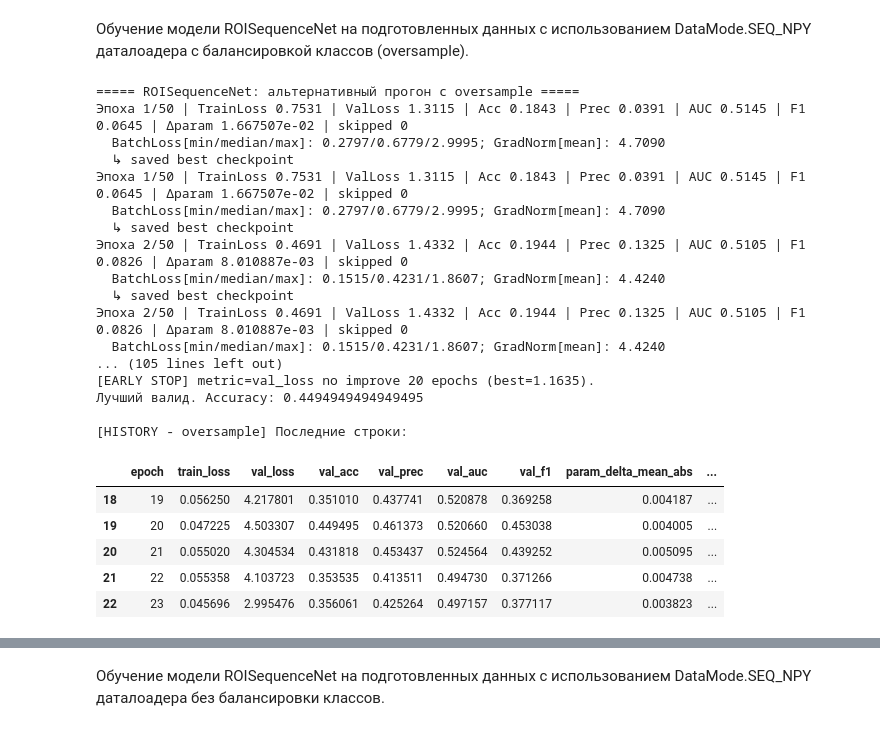
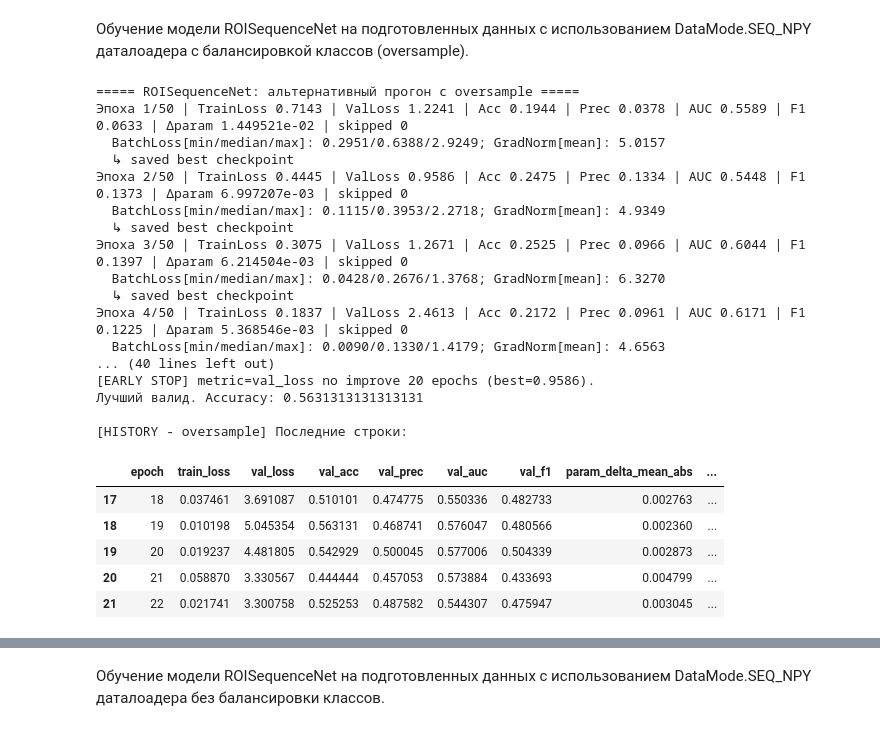
Before and after one commit to Amissum/ADHD_connectome_biomarkers_transfer_research, a Jupyter notebook: ADHD200/Pipelines/AthenaPipeline/Iter_3_ADHD200_train_v3.ipynb, the cells around one changed output, grey strips where cells are left out. Saved outputs shown, nothing was run; the diff lists cells and outputs as text; code cells hidden in the pictures.

```diff
--- a/ADHD200/Pipelines/AthenaPipeline/Iter_3_ADHD200_train_v3.ipynb
+++ b/ADHD200/Pipelines/AthenaPipeline/Iter_3_ADHD200_train_v3.ipynb
@@ -1111,12 +1104,19 @@ class MultiHeadTemporalAttention(nn.Module):
         if mask is None: return Z.mean(dim=1)
         w = mask.float().unsqueeze(-1); return (Z*w).sum(dim=1)/(w.sum(dim=1)+1e-8)
 
-# Основная модель ROISequenceNet: FiLM + SE + TCN + SE + BiGRU + MultiHeadAttention + Head
+# Основная модель ROISequenceNet: FiLM + SE + TCN + SE1D + BiLSTM + MultiHeadAttention + Head
 # Вход: (B,T,R) - батч временных рядов с R признаками
 # Выход: (B,C) - логиты по классам
-# Параметры настраивают размерности, дропауты и использование FiLM
+# Используются:
+# FiLM - условная модуляция по ковариатам (если cov_dim>0)
+# SE - Squeeze-and-Excitation блоки
+# TCN - Temporal Convolutional Network блоки для извлечения временных признаков
+# SE1D - SE блоки для 1D тензоров для пространственной адаптации
+# BiLSTM - двунаправленный LSTM для моделирования временных зависимостей
+# MultiHeadAttention - многоголовое временное внимание для агрегации по времени
+# Выход модели - логиты по классам ADHD
 class ROISequenceNet(nn.Module):
-    def __init__(self, n_roi, n_classes=4, cov_dim=0, tcn_dropout=0.1, gru_hidden=128, attn_heads=4):
+    def __init__(self, n_roi, n_classes=4, cov_dim=0, tcn_dropout=0.1, lstm_hidden=128, attn_heads=4):
         super().__init__()
         self.film = FiLM(cov_dim, 128) if cov_dim>0 else None
         self.se1 = SE1D(n_roi)
@@ -1126,9 +1126,9 @@ class ROISequenceNet(nn.Module):
             TemporalBlock(128, 128, kernel_size=5, dilation=4, dropout=tcn_dropout),
         )
         self.se2 = SE1D(128)
-        self.bigru = nn.GRU(input_size=128, hidden_size=gru_hidden, batch_first=True, bidirectional=True)
-        self.attn = MultiHeadTemporalAttention(d_model=2*gru_hidden, n_heads=attn_heads)
-        self.head = nn.Sequential(nn.Linear(2*gru_hidden,128), nn.ReLU(), nn.Dropout(0.2), nn.Linear(128, n_classes))
+        self.bigru = nn.LSTM(input_size=128, hidden_size=lstm_hidden, batch_first=True, bidirectional=True)
+        self.attn = MultiHeadTemporalAttention(d_model=2*lstm_hidden, n_heads=attn_heads)
+        self.head = nn.Sequential(nn.Linear(2*lstm_hidden,128), nn.ReLU(), nn.Dropout(0.2), nn.Linear(128, n_classes))
     def forward(self, x, mask=None, z=None):
         x = x.transpose(1,2); x = self.se1(x)
         if self.film is not None and z is not None: x = self.film(x, z)
@@ -1867,47 +1815,55 @@ print(f"[BEST@Sampler] ROISequenceNet - Val Acc: {val_acc_roi_seq_net_sampler:.4
 Обучение модели ROISequenceNet на подготовленных данных с использованием DataMode.SEQ_NPY даталоадера с балансировкой классов (oversample).
 # %%
 # Альтернативный прогон ROISequenceNet с oversample стратегией
-print('\n===== ROISequenceNet: альтернативный прогон с oversample =====')
 
 model_roi_seq_net_over = ROISequenceNet(n_roi=ROI, n_classes=N_CLASSES, cov_dim=cov_dim).to(DEVICE)
 checkpoint_dir_path_roi_seq_net_over = f"{CHECKPOINT_DIR}/ROISequenceNet_oversample"
 os.makedirs(checkpoint_dir_path_roi_seq_net_over, exist_ok=True)
-history_roi_seq_oversample = train_model(
-    model_roi_seq_net_over, train_dl_over, val_dl_over, class_counts_main, DEVICE,
-    epochs=EPOCHS, checkpoint_dir=checkpoint_dir_path_roi_seq_net_over,
-    lr=LR, weight_decay=WEIGHT_DECAY, debug=True,
-    early_metric=EARLY_STOP_METRIC, patience=EARLY_STOP_PATIENCE, min_delta=MIN_DELTA_IMPROVE
-)
-hist_roi_seq_oversample_df = pd.DataFrame(history_roi_seq_oversample)
-print('\n[HISTORY - oversample] Последние строки:')
-display(hist_roi_seq_oversample_df.tail())
+
+print('\n===== ROISequenceNet: альтернативный прогон с oversample =====')
+
+if not REUSE_MAIN_MODELS or not os.path.exists(os.path.join(checkpoint_dir_path_roi_seq_net_over, 'best_model.pth')):
+    # Удалим существующий чекпоинт, чтобы не мешал
+    if os.path.exists(os.path.join(checkpoint_dir_path_roi_seq_net_over, 'best_model.pth')):
+        os.remove(os.path.join(checkpoint_dir_path_roi_seq_net_over, 'best_model.pth'))
+    history_roi_seq_oversample = train_model(
+        model_roi_seq_net_over, train_dl_over, val_dl_over, class_counts_main, DEVICE,
+        epochs=EPOCHS, checkpoint_dir=checkpoint_dir_path_roi_seq_net_over,
+        lr=LR, weight_decay=WEIGHT_DECAY, debug=True,
+        early_metric=EARLY_STOP_METRIC, patience=EARLY_STOP_PATIENCE, min_delta=MIN_DELTA_IMPROVE
+    )
+    hist_roi_seq_oversample_df = pd.DataFrame(history_roi_seq_oversample)
+    print('\n[HISTORY - oversample] Последние строки:')
+    display(hist_roi_seq_oversample_df.tail())
+else:
+    print("Загружен существующий чекпоинт ROISequenceNet.")
 
 if os.path.exists(os.path.join(checkpoint_dir_path_roi_seq_net_over, 'best_model.pth')):
     model_roi_seq_net_over.load_state_dict(torch.load(os.path.join(checkpoint_dir_path_roi_seq_net_over, 'best_model.pth')))
 model_roi_seq_net_over.eval()
 val_loss_roi_seq_o, val_acc_roi_seq_o, val_prec_roi_seq_o, val_auc_roi_seq_o, val_f1_roi_seq_o = Trainer(model_roi_seq_net_over, train_dl_over, val_dl_over, class_counts_main, DEVICE).evaluate()
 print(f"[BEST@Oversample] ROISequenceNet - Val Acc: {val_acc_roi_seq_o:.4f} | Val F1: {val_f1_roi_seq_o:.4f} | Val AUC: {val_auc_roi_seq_o:.4f}")
 # %% [output]
 ===== ROISequenceNet: альтернативный прогон с oversample =====
-Эпоха 1/50 | TrainLoss 0.7531 | ValLoss 1.3115 | Acc 0.1843 | Prec 0.0391 | AUC 0.5145 | F1 0.0645 | Δparam 1.667507e-02 | skipped 0
-  BatchLoss[min/median/max]: 0.2797/0.6779/2.9995; GradNorm[mean]: 4.7090
+Эпоха 1/50 | TrainLoss 0.7143 | ValLoss 1.2241 | Acc 0.1944 | Prec 0.0378 | AUC 0.5589 | F1 0.0633 | Δparam 1.449521e-02 | skipped 0
+  BatchLoss[min/median/max]: 0.2951/0.6388/2.9249; GradNorm[mean]: 5.0157
   ↳ saved best checkpoint
-Эпоха 1/50 | TrainLoss 0.7531 | ValLoss 1.3115 | Acc 0.1843 | Prec 0.0391 | AUC 0.5145 | F1 0.0645 | Δparam 1.667507e-02 | skipped 0
-  BatchLoss[min/median/max]: 0.2797/0.6779/2.9995; GradNorm[mean]: 4.7090
+Эпоха 2/50 | TrainLoss 0.4445 | ValLoss 0.9586 | Acc 0.2475 | Prec 0.1334 | AUC 0.5448 | F1 0.1373 | Δparam 6.997207e-03 | skipped 0
+  BatchLoss[min/median/max]: 0.1115/0.3953/2.2718; GradNorm[mean]: 4.9349
   ↳ saved best checkpoint
-Эпоха 2/50 | TrainLoss 0.4691 | ValLoss 1.4332 | Acc 0.1944 | Prec 0.1325 | AUC 0.5105 | F1 0.0826 | Δparam 8.010887e-03 | skipped 0
-  BatchLoss[min/median/max]: 0.1515/0.4231/1.8607; GradNorm[mean]: 4.4240
+Эпоха 3/50 | TrainLoss 0.3075 | ValLoss 1.2671 | Acc 0.2525 | Prec 0.0966 | AUC 0.6044 | F1 0.1397 | Δparam 6.214504e-03 | skipped 0
+  BatchLoss[min/median/max]: 0.0428/0.2676/1.3768; GradNorm[mean]: 6.3270
   ↳ saved best checkpoint
-Эпоха 2/50 | TrainLoss 0.4691 | ValLoss 1.4332 | Acc 0.1944 | Prec 0.1325 | AUC 0.5105 | F1 0.0826 | Δparam 8.010887e-03 | skipped 0
-  BatchLoss[min/median/max]: 0.1515/0.4231/1.8607; GradNorm[mean]: 4.4240
-... (105 lines left out)
-[EARLY STOP] metric=val_loss no improve 20 epochs (best=1.1635).
-Лучший валид. Accuracy: 0.4494949494949495
+Эпоха 4/50 | TrainLoss 0.1837 | ValLoss 2.4613 | Acc 0.2172 | Prec 0.0961 | AUC 0.6171 | F1 0.1225 | Δparam 5.368546e-03 | skipped 0
+  BatchLoss[min/median/max]: 0.0090/0.1330/1.4179; GradNorm[mean]: 4.6563
+... (40 lines left out)
+[EARLY STOP] metric=val_loss no improve 20 epochs (best=0.9586).
+Лучший валид. Accuracy: 0.5631313131313131
 
 [HISTORY - oversample] Последние строки:
 |  | epoch | train_loss | val_loss | val_acc | val_prec | val_auc | val_f1 | param_delta_mean_abs | ... |
-| 18 | 19 | 0.056250 | 4.217801 | 0.351010 | 0.437741 | 0.520878 | 0.369258 | 0.004187 | ... |
-| 19 | 20 | 0.047225 | 4.503307 | 0.449495 | 0.461373 | 0.520660 | 0.453038 | 0.004005 | ... |
-| 20 | 21 | 0.055020 | 4.304534 | 0.431818 | 0.453437 | 0.524564 | 0.439252 | 0.005095 | ... |
-| 21 | 22 | 0.055358 | 4.103723 | 0.353535 | 0.413511 | 0.494730 | 0.371266 | 0.004738 | ... |
-| 22 | 23 | 0.045696 | 2.995476 | 0.356061 | 0.425264 | 0.497157 | 0.377117 | 0.003823 | ... |
+| 17 | 18 | 0.037461 | 3.691087 | 0.510101 | 0.474775 | 0.550336 | 0.482733 | 0.002763 | ... |
+| 18 | 19 | 0.010198 | 5.045354 | 0.563131 | 0.468741 | 0.576047 | 0.480566 | 0.002360 | ... |
+| 19 | 20 | 0.019237 | 4.481805 | 0.542929 | 0.500045 | 0.577006 | 0.504339 | 0.002873 | ... |
+| 20 | 21 | 0.058870 | 3.330567 | 0.444444 | 0.457053 | 0.573884 | 0.433693 | 0.004799 | ... |
+| 21 | 22 | 0.021741 | 3.300758 | 0.525253 | 0.487582 | 0.544307 | 0.475947 | 0.003045 | ... |
```
Also changed, not shown: parts of 26 cells of this notebook, 1 other file.
